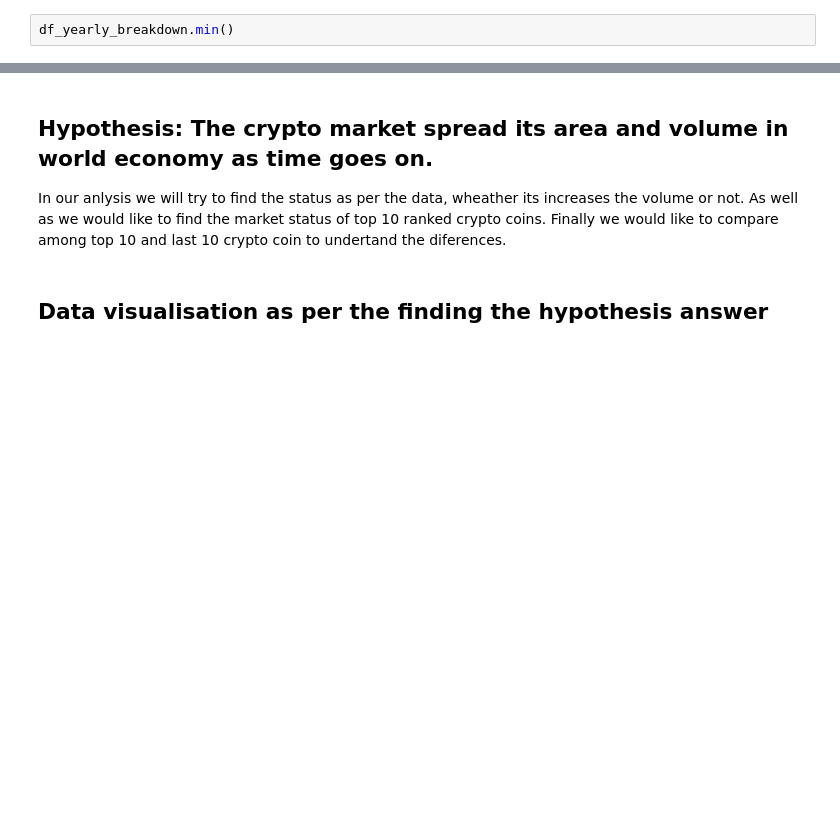
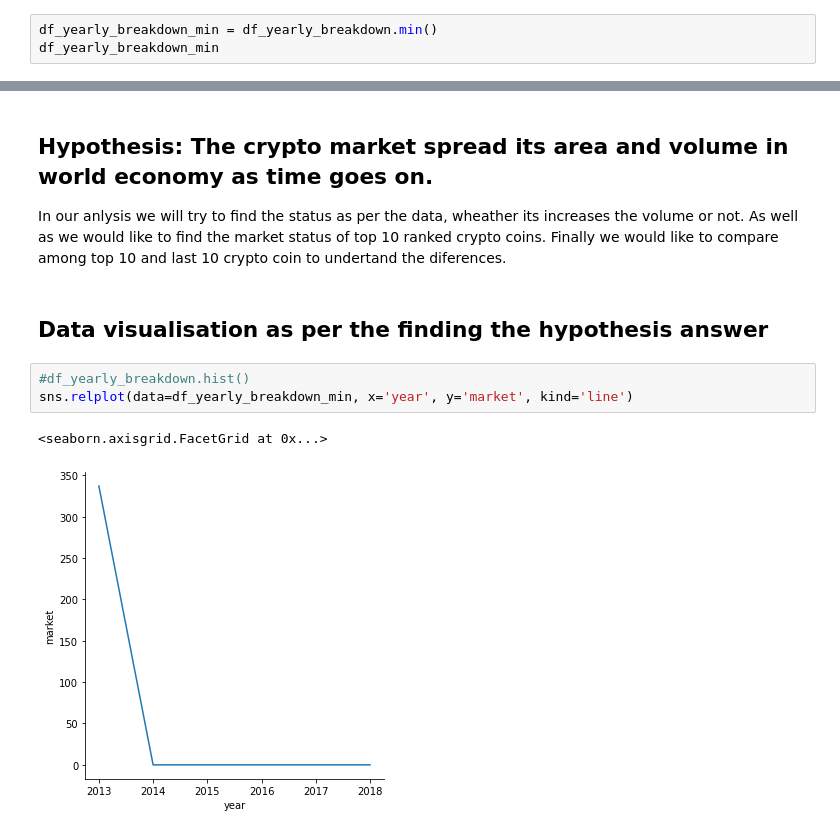
Before and after one commit to anupghosh-git/crypto-markets-data-analysis, a Jupyter notebook: Crypto-markets-data-analysis.ipynb, the cells around one changed output, grey strips where cells are left out. Drawn from its saved outputs; the diff is of its cells as text; blank space fills up the shorter version.

Commit message:
Data visualization update

```diff
--- a/Crypto-markets-data-analysis.ipynb
+++ b/Crypto-markets-data-analysis.ipynb
@@ -249,5 +241,6 @@ df_yearly_breakdown.max()
 # %%
-df_yearly_breakdown.min()
+df_yearly_breakdown_min = df_yearly_breakdown.min()
+df_yearly_breakdown_min
 # %% [output]
 |  | date | market | spread |
 | year |  |  |  |
@@ -337,3 +321,9 @@ This dataset about 6 year crypto data market, thats represnts every crypto's bus
 In our anlysis we will try to find the status as per the data, wheather its increases the volume or not. As well as we would like to find the market status of top 10 ranked crypto coins. Finally we would like to compare among top 10 and last 10 crypto coin to undertand the diferences.
 # %% [markdown]
 ## Data visualisation as per the finding the hypothesis answer
+# %%
+#df_yearly_breakdown.hist()
+sns.relplot(data=df_yearly_breakdown_min, x='year', y='market', kind='line')
+# %% [output]
+<seaborn.axisgrid.FacetGrid at 0x...>
+[figure, added]
```
Also changed, not shown: parts of 5 cells of this notebook.
